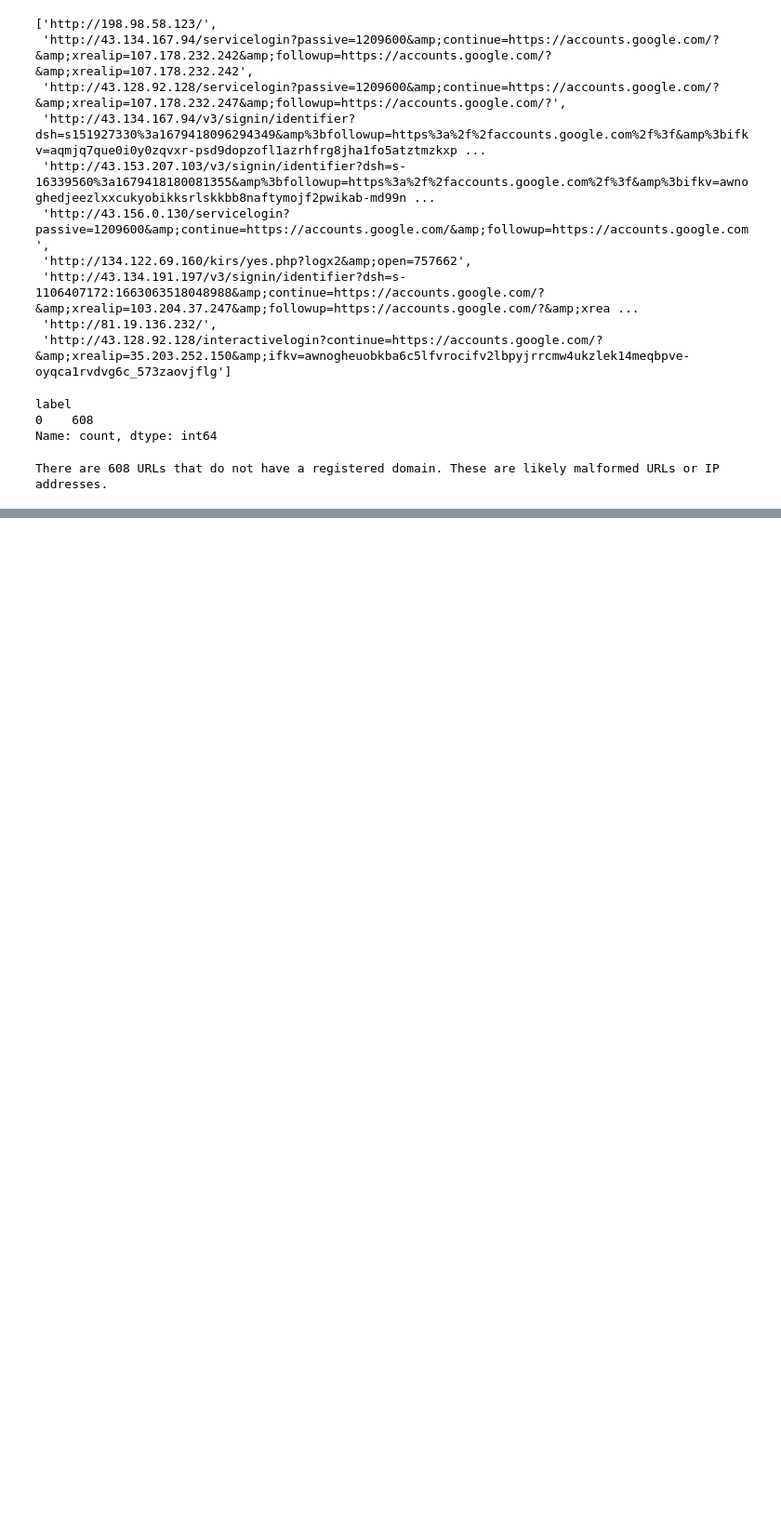
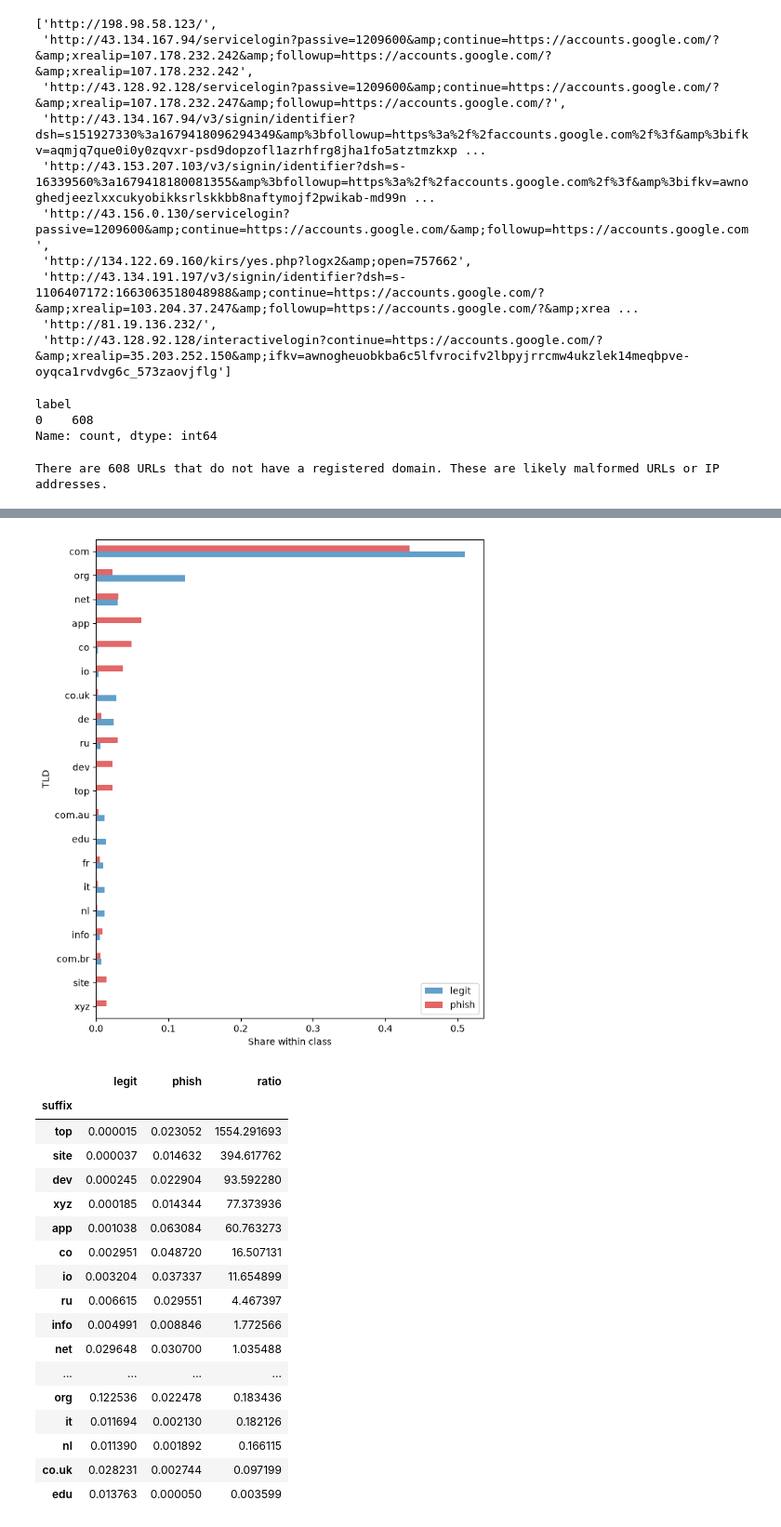
Before and after one commit to EddieYung2335/phishing_url_detection, a Jupyter notebook: notebooks/01_eda.ipynb, the cells around one changed output, grey strips where cells are left out. Shown at 93% size. Cells and saved outputs as stored; diff of their text form; code cells hidden in the pictures; blank space fills up the shorter version.

```diff
--- a/notebooks/01_eda.ipynb
+++ b/notebooks/01_eda.ipynb
@@ -208,0 +372,38 @@ There are 608 URLs that do not have a registered domain. These are likely malfor
+# %%
+TOP = 20
+top_tlds = df["suffix"].value_counts().head(TOP).index      # 全局 Top 20，两类共用
+
+tld = pd.DataFrame({
+    "legit": legit["suffix"].value_counts(normalize=True).reindex(top_tlds, fill_value=0),
+    "phish": phish["suffix"].value_counts(normalize=True).reindex(top_tlds, fill_value=0),
+})
+
+ax = tld[::-1].plot(kind="barh", figsize=(7, 8), color=["tab:blue", "tab:red"], alpha=.7)
+ax.set_xlabel("Share within class")
+ax.set_ylabel("TLD")
+plt.tight_layout()
+plt.savefig("../reports/figures/tld_top20.png", dpi=150, bbox_inches="tight")
+plt.show()
+
+tld.assign(ratio=lambda t: t["phish"] / t["legit"].replace(0, float("nan"))) \
+   .sort_values("ratio", ascending=False)      # 哪些 TLD 钓鱼倾向最强
+# %% [output]
+[figure, added]
+|  | legit | phish | ratio |
+| suffix |  |  |  |
+| top | 0.000015 | 0.023052 | 1554.291693 |
+| site | 0.000037 | 0.014632 | 394.617762 |
+| dev | 0.000245 | 0.022904 | 93.592280 |
+| xyz | 0.000185 | 0.014344 | 77.373936 |
+| app | 0.001038 | 0.063084 | 60.763273 |
+| co | 0.002951 | 0.048720 | 16.507131 |
+| io | 0.003204 | 0.037337 | 11.654899 |
+| ru | 0.006615 | 0.029551 | 4.467397 |
+| info | 0.004991 | 0.008846 | 1.772566 |
+| net | 0.029648 | 0.030700 | 1.035488 |
+| ... | ... | ... | ... |
+| org | 0.122536 | 0.022478 | 0.183436 |
+| it | 0.011694 | 0.002130 | 0.182126 |
+| nl | 0.011390 | 0.001892 | 0.166115 |
+| co.uk | 0.028231 | 0.002744 | 0.097199 |
+| edu | 0.013763 | 0.000050 | 0.003599 |
```
Also changed, not shown: parts of 22 cells of this notebook, 6 other files.
